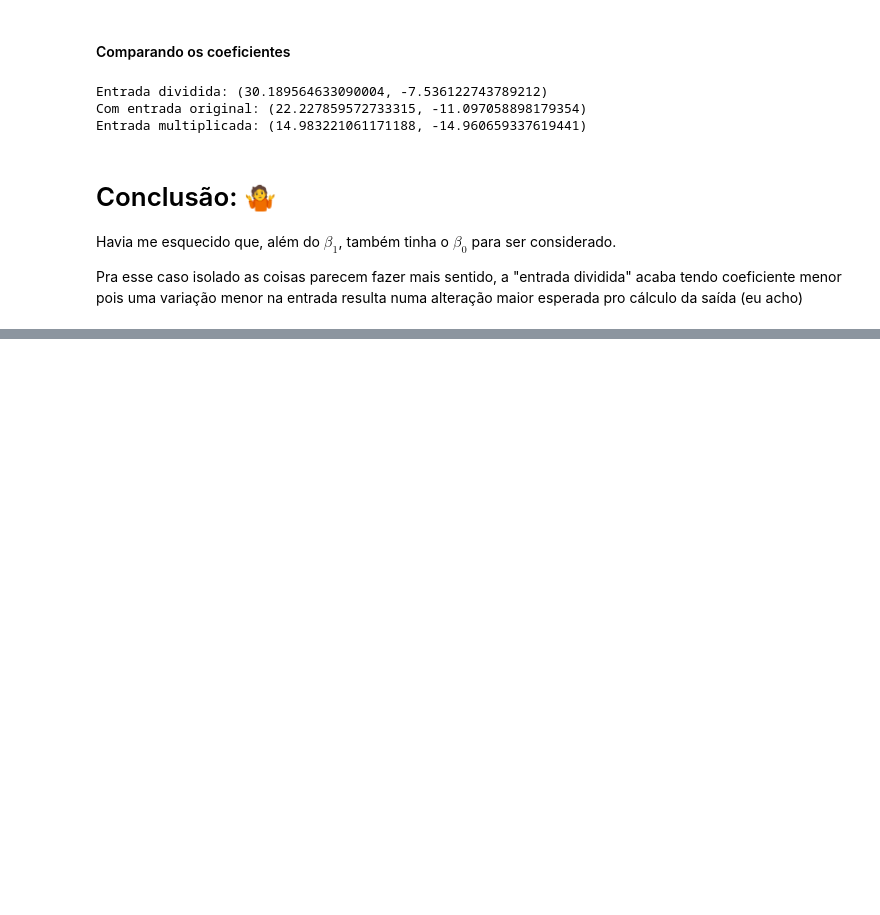
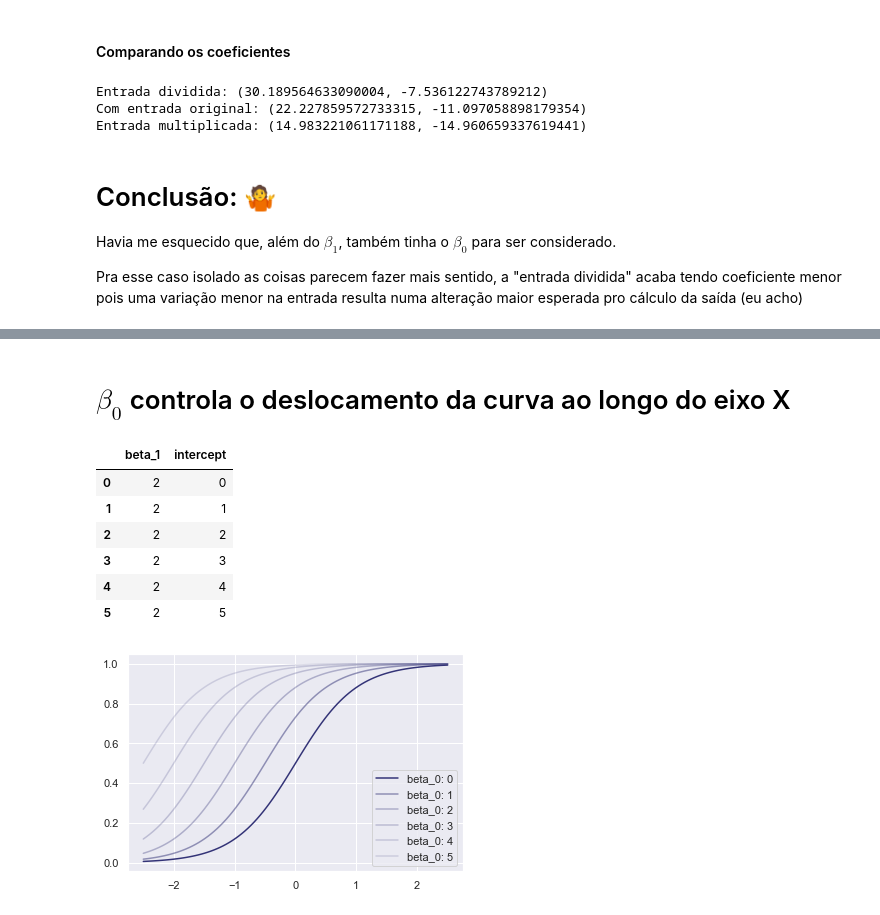
Before and after one commit to lmkawakami/misc-notebooks, a Jupyter notebook: 02_regressao_logistica/testando_coeficientes.ipynb, the cells around one changed output, grey strips where cells are left out. Saved outputs shown, nothing was run; the diff lists cells and outputs as text; code cells hidden in the pictures; blank space fills up the shorter version.

```diff
--- a/02_regressao_logistica/testando_coeficientes.ipynb
+++ b/02_regressao_logistica/testando_coeficientes.ipynb
@@ -359,0 +480,37 @@ Pra esse caso isolado as coisas parecem fazer mais sentido, a "entrada dividida"
+# %% [markdown]
+# $\beta_0$ controla o deslocamento da curva ao longo do eixo X
+# %%
+coefs = [
+  [2, 0],
+  [2, 1],
+  [2, 2],
+  [2, 3],
+  [2, 4],
+  [2, 5],
+]
+
+factors_df = pd.DataFrame(coefs, columns=['beta_1','intercept'], index=range(len(coefs)))
+
+factors_df
+
+def plot_sigmoids(factors_df):
+  x = np.linspace(-2.5, 2.5, 100)
+
+  for _, row in factors_df.iterrows():
+    b0 = row['intercept']
+    b1 = row['beta_1']
+    y = sigmoid(regressao_linear(x, b0, b1))
+    plt.plot(x, y, label=f"beta_0: {b0}", c='#333377', alpha=1/(b0+1))
+  plt.legend()
+
+plot_sigmoids(factors_df)
+factors_df
+# %% [output]
+|  | beta_1 | intercept |
+| 0 | 2 | 0 |
+| 1 | 2 | 1 |
+| 2 | 2 | 2 |
+| 3 | 2 | 3 |
+| 4 | 2 | 4 |
+| 5 | 2 | 5 |
+[figure, added]
```
Also changed, not shown: parts of 6 cells of this notebook.
